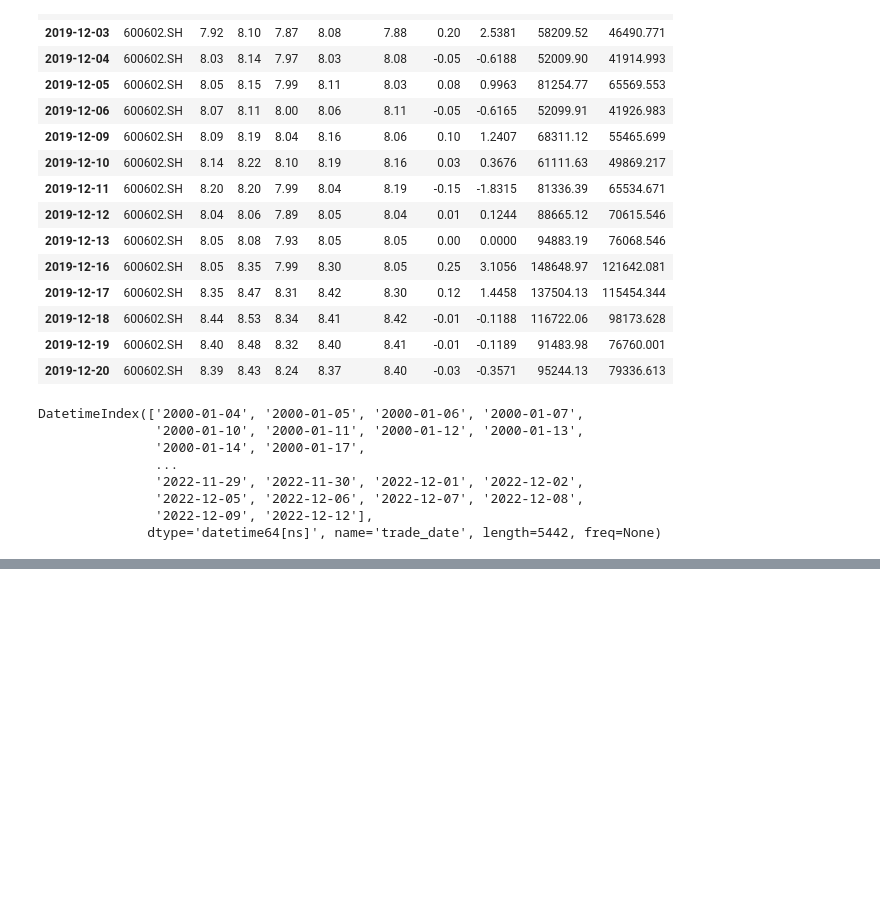
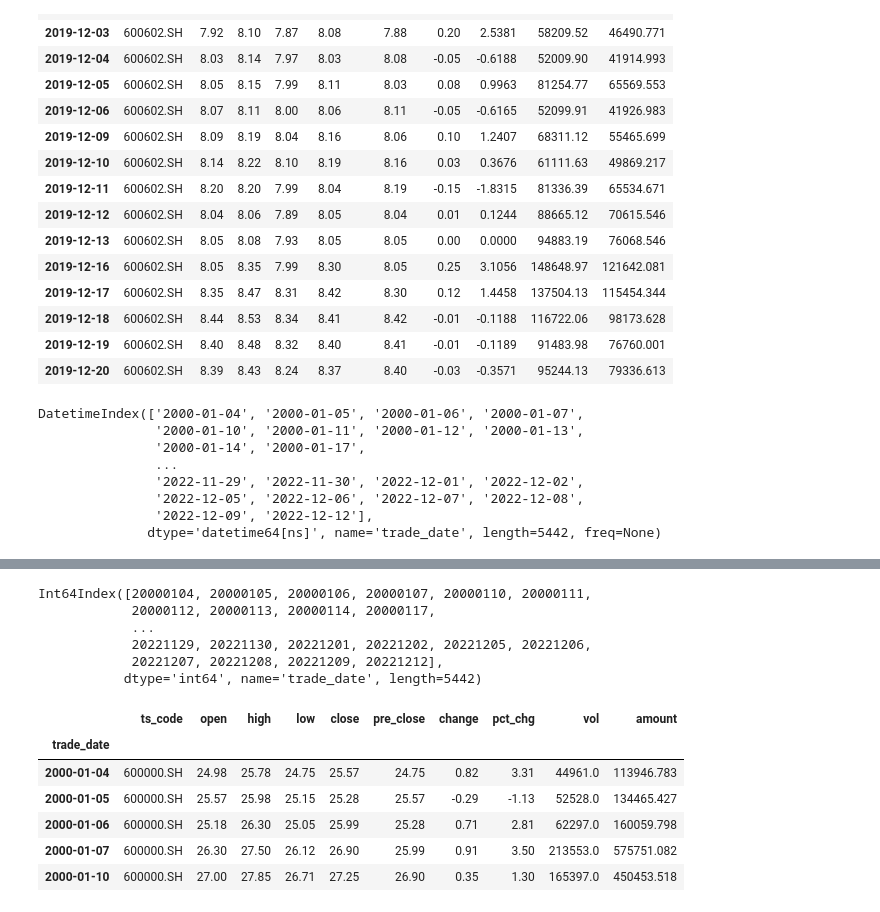
Before and after one commit to FeiZhuNiU-INFJA/GoldenGate, a Jupyter notebook: playground.ipynb, the cells around one changed output, grey strips where cells are left out. Saved outputs shown, nothing was run; the diff lists cells and outputs as text; code cells hidden in the pictures; blank space fills up the shorter version.

```diff
--- a/playground.ipynb
+++ b/playground.ipynb
@@ -242,0 +256,3 @@ DatetimeIndex(['2000-01-04', '2000-01-05', '2000-01-06', '2000-01-07',
+# %%
+df = pd.read_csv("/Users/yulin/workspace/extreme_quant/600000.SH.csv")
+df.head()
@@ -242,0 +266,22 @@ DatetimeIndex(['2000-01-04', '2000-01-05', '2000-01-06', '2000-01-07',
+# %%
+df.set_index('trade_date', inplace=True)
+# %%
+df.index
+# %% [output]
+Int64Index([20000104, 20000105, 20000106, 20000107, 20000110, 20000111,
+            20000112, 20000113, 20000114, 20000117,
+            ...
+            20221129, 20221130, 20221201, 20221202, 20221205, 20221206,
+            20221207, 20221208, 20221209, 20221212],
+           dtype='int64', name='trade_date', length=5442)
+# %%
+df.index = pd.to_datetime(df.index, format='%Y%m%d')
+df.head()
+# %% [output]
+|  | ts_code | open | high | low | close | pre_close | change | pct_chg | vol | amount |
+| trade_date |  |  |  |  |  |  |  |  |  |  |
+| 2000-01-04 | 600000.SH | 24.98 | 25.78 | 24.75 | 25.57 | 24.75 | 0.82 | 3.31 | 44961.0 | 113946.783 |
+| 2000-01-05 | 600000.SH | 25.57 | 25.98 | 25.15 | 25.28 | 25.57 | -0.29 | -1.13 | 52528.0 | 134465.427 |
+| 2000-01-06 | 600000.SH | 25.18 | 26.30 | 25.05 | 25.99 | 25.28 | 0.71 | 2.81 | 62297.0 | 160059.798 |
+| 2000-01-07 | 600000.SH | 26.30 | 27.50 | 26.12 | 26.90 | 25.99 | 0.91 | 3.50 | 213553.0 | 575751.082 |
+| 2000-01-10 | 600000.SH | 27.00 | 27.85 | 26.71 | 27.25 | 26.90 | 0.35 | 1.30 | 165397.0 | 450453.518 |
```
Also changed, not shown: parts of 24 cells of this notebook, 8 other files.
